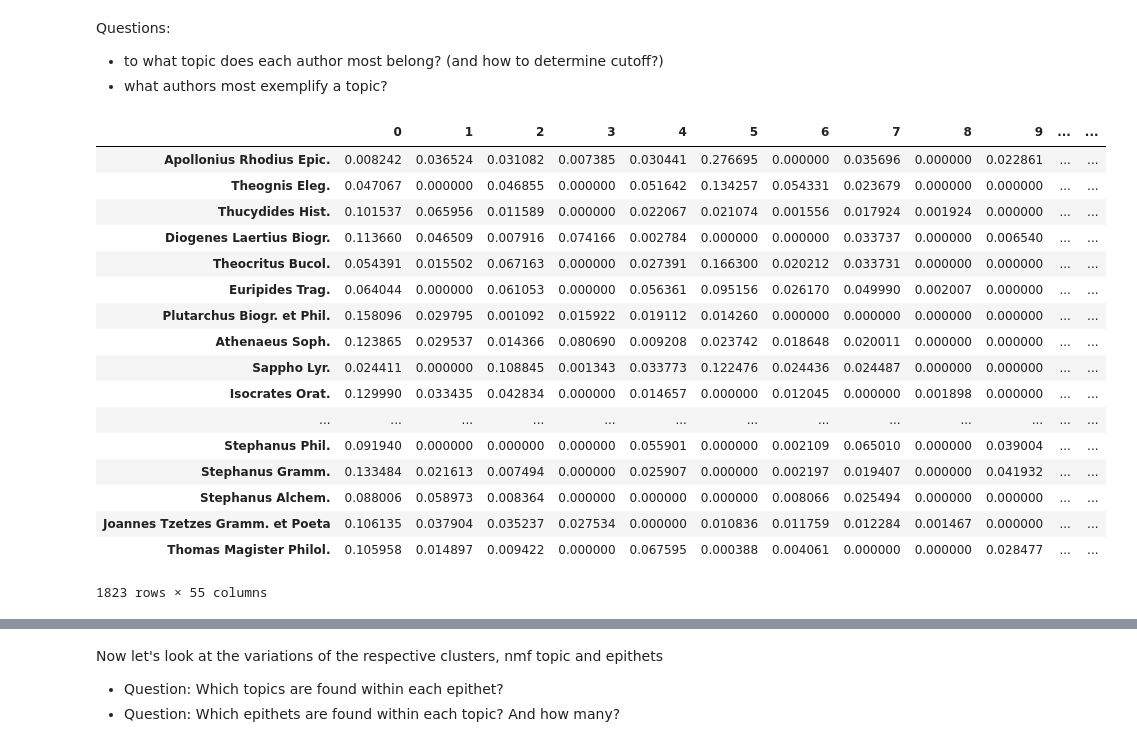
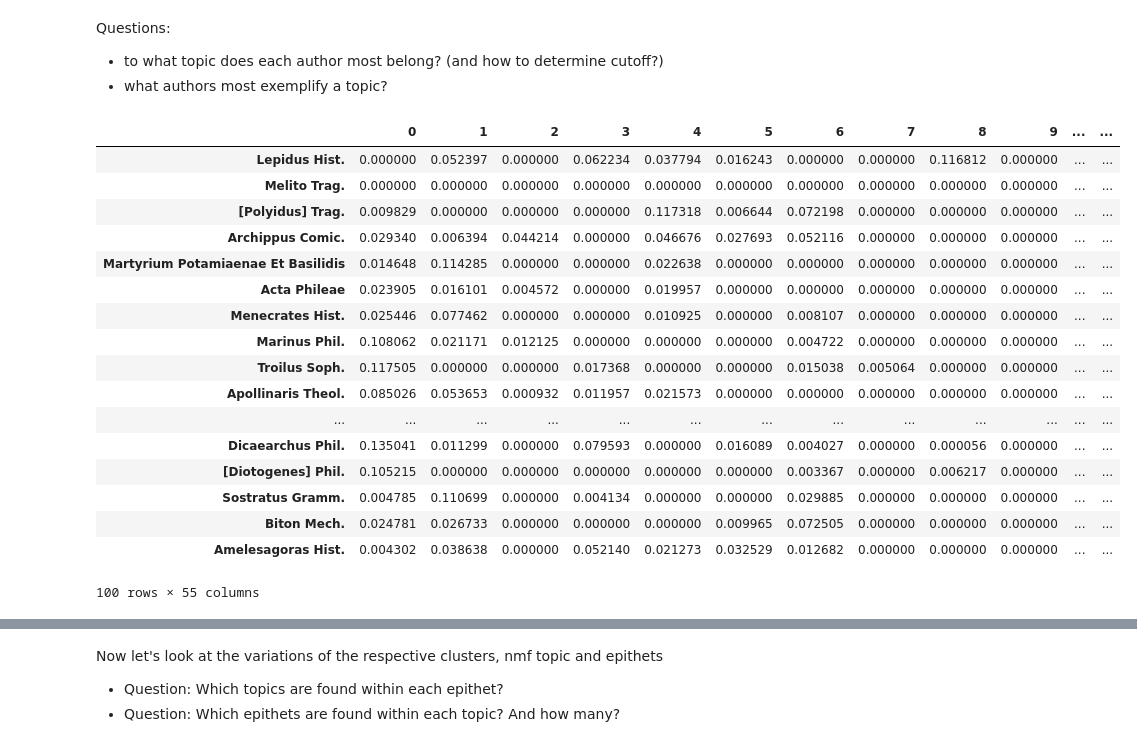
Before and after one commit to kylepjohnson/notebooks, a Jupyter notebook: public_talks/2016_10_26_harvard/2 Clustering, unsupervised, scikit.ipynb, the cells around one changed output, grey strips where cells are left out. Saved outputs shown, nothing was run; the diff lists cells and outputs as text; code cells hidden in the pictures.

```diff
--- a/public_talks/2016_10_26_harvard/2 Clustering, unsupervised, scikit.ipynb
+++ b/public_talks/2016_10_26_harvard/2 Clustering, unsupervised, scikit.ipynb
@@ -168,26 +184,26 @@ Questions:
 * to what topic does each author most belong? (and how to determine cutoff?)
 * what authors most exemplify a topic?
 # %%
-df
+df.head(100)
 # %% [output]
 |  | 0 | 1 | 2 | 3 | 4 | 5 | 6 | 7 | 8 | 9 | ... | ... |
-| Apollonius Rhodius Epic. | 0.008242 | 0.036524 | 0.031082 | 0.007385 | 0.030441 | 0.276695 | 0.000000 | 0.035696 | 0.000000 | 0.022861 | ... | ... |
-| Theognis Eleg. | 0.047067 | 0.000000 | 0.046855 | 0.000000 | 0.051642 | 0.134257 | 0.054331 | 0.023679 | 0.000000 | 0.000000 | ... | ... |
-| Thucydides Hist. | 0.101537 | 0.065956 | 0.011589 | 0.000000 | 0.022067 | 0.021074 | 0.001556 | 0.017924 | 0.001924 | 0.000000 | ... | ... |
-| Diogenes Laertius Biogr. | 0.113660 | 0.046509 | 0.007916 | 0.074166 | 0.002784 | 0.000000 | 0.000000 | 0.033737 | 0.000000 | 0.006540 | ... | ... |
-| Theocritus Bucol. | 0.054391 | 0.015502 | 0.067163 | 0.000000 | 0.027391 | 0.166300 | 0.020212 | 0.033731 | 0.000000 | 0.000000 | ... | ... |
-| Euripides Trag. | 0.064044 | 0.000000 | 0.061053 | 0.000000 | 0.056361 | 0.095156 | 0.026170 | 0.049990 | 0.002007 | 0.000000 | ... | ... |
-| Plutarchus Biogr. et Phil. | 0.158096 | 0.029795 | 0.001092 | 0.015922 | 0.019112 | 0.014260 | 0.000000 | 0.000000 | 0.000000 | 0.000000 | ... | ... |
-| Athenaeus Soph. | 0.123865 | 0.029537 | 0.014366 | 0.080690 | 0.009208 | 0.023742 | 0.018648 | 0.020011 | 0.000000 | 0.000000 | ... | ... |
-| Sappho Lyr. | 0.024411 | 0.000000 | 0.108845 | 0.001343 | 0.033773 | 0.122476 | 0.024436 | 0.024487 | 0.000000 | 0.000000 | ... | ... |
-| Isocrates Orat. | 0.129990 | 0.033435 | 0.042834 | 0.000000 | 0.014657 | 0.000000 | 0.012045 | 0.000000 | 0.001898 | 0.000000 | ... | ... |
+| Lepidus Hist. | 0.000000 | 0.052397 | 0.000000 | 0.062234 | 0.037794 | 0.016243 | 0.000000 | 0.000000 | 0.116812 | 0.000000 | ... | ... |
+| Melito Trag. | 0.000000 | 0.000000 | 0.000000 | 0.000000 | 0.000000 | 0.000000 | 0.000000 | 0.000000 | 0.000000 | 0.000000 | ... | ... |
+| [Polyidus] Trag. | 0.009829 | 0.000000 | 0.000000 | 0.000000 | 0.117318 | 0.006644 | 0.072198 | 0.000000 | 0.000000 | 0.000000 | ... | ... |
+| Archippus Comic. | 0.029340 | 0.006394 | 0.044214 | 0.000000 | 0.046676 | 0.027693 | 0.052116 | 0.000000 | 0.000000 | 0.000000 | ... | ... |
+| Martyrium Potamiaenae Et Basilidis | 0.014648 | 0.114285 | 0.000000 | 0.000000 | 0.022638 | 0.000000 | 0.000000 | 0.000000 | 0.000000 | 0.000000 | ... | ... |
+| Acta Phileae | 0.023905 | 0.016101 | 0.004572 | 0.000000 | 0.019957 | 0.000000 | 0.000000 | 0.000000 | 0.000000 | 0.000000 | ... | ... |
+| Menecrates Hist. | 0.025446 | 0.077462 | 0.000000 | 0.000000 | 0.010925 | 0.000000 | 0.008107 | 0.000000 | 0.000000 | 0.000000 | ... | ... |
+| Marinus Phil. | 0.108062 | 0.021171 | 0.012125 | 0.000000 | 0.000000 | 0.000000 | 0.004722 | 0.000000 | 0.000000 | 0.000000 | ... | ... |
+| Troilus Soph. | 0.117505 | 0.000000 | 0.000000 | 0.017368 | 0.000000 | 0.000000 | 0.015038 | 0.005064 | 0.000000 | 0.000000 | ... | ... |
+| Apollinaris Theol. | 0.085026 | 0.053653 | 0.000932 | 0.011957 | 0.021573 | 0.000000 | 0.000000 | 0.000000 | 0.000000 | 0.000000 | ... | ... |
 | ... | ... | ... | ... | ... | ... | ... | ... | ... | ... | ... | ... | ... |
-| Stephanus Phil. | 0.091940 | 0.000000 | 0.000000 | 0.000000 | 0.055901 | 0.000000 | 0.002109 | 0.065010 | 0.000000 | 0.039004 | ... | ... |
-| Stephanus Gramm. | 0.133484 | 0.021613 | 0.007494 | 0.000000 | 0.025907 | 0.000000 | 0.002197 | 0.019407 | 0.000000 | 0.041932 | ... | ... |
-| Stephanus Alchem. | 0.088006 | 0.058973 | 0.008364 | 0.000000 | 0.000000 | 0.000000 | 0.008066 | 0.025494 | 0.000000 | 0.000000 | ... | ... |
-| Joannes Tzetzes Gramm. et Poeta | 0.106135 | 0.037904 | 0.035237 | 0.027534 | 0.000000 | 0.010836 | 0.011759 | 0.012284 | 0.001467 | 0.000000 | ... | ... |
-| Thomas Magister Philol. | 0.105958 | 0.014897 | 0.009422 | 0.000000 | 0.067595 | 0.000388 | 0.004061 | 0.000000 | 0.000000 | 0.028477 | ... | ... |
+| Dicaearchus Phil. | 0.135041 | 0.011299 | 0.000000 | 0.079593 | 0.000000 | 0.016089 | 0.004027 | 0.000000 | 0.000056 | 0.000000 | ... | ... |
+| [Diotogenes] Phil. | 0.105215 | 0.000000 | 0.000000 | 0.000000 | 0.000000 | 0.000000 | 0.003367 | 0.000000 | 0.006217 | 0.000000 | ... | ... |
+| Sostratus Gramm. | 0.004785 | 0.110699 | 0.000000 | 0.004134 | 0.000000 | 0.000000 | 0.029885 | 0.000000 | 0.000000 | 0.000000 | ... | ... |
+| Biton Mech. | 0.024781 | 0.026733 | 0.000000 | 0.000000 | 0.000000 | 0.009965 | 0.072505 | 0.000000 | 0.000000 | 0.000000 | ... | ... |
+| Amelesagoras Hist. | 0.004302 | 0.038638 | 0.000000 | 0.052140 | 0.021273 | 0.032529 | 0.012682 | 0.000000 | 0.000000 | 0.000000 | ... | ... |
-1823 rows × 55 columns
+100 rows × 55 columns
 # %%
 # for each topic (col), which author (row) has the highest value?
 # TODO: get top 5 authors
```
Also changed, not shown: parts of 33 cells of this notebook, 1 other file.
